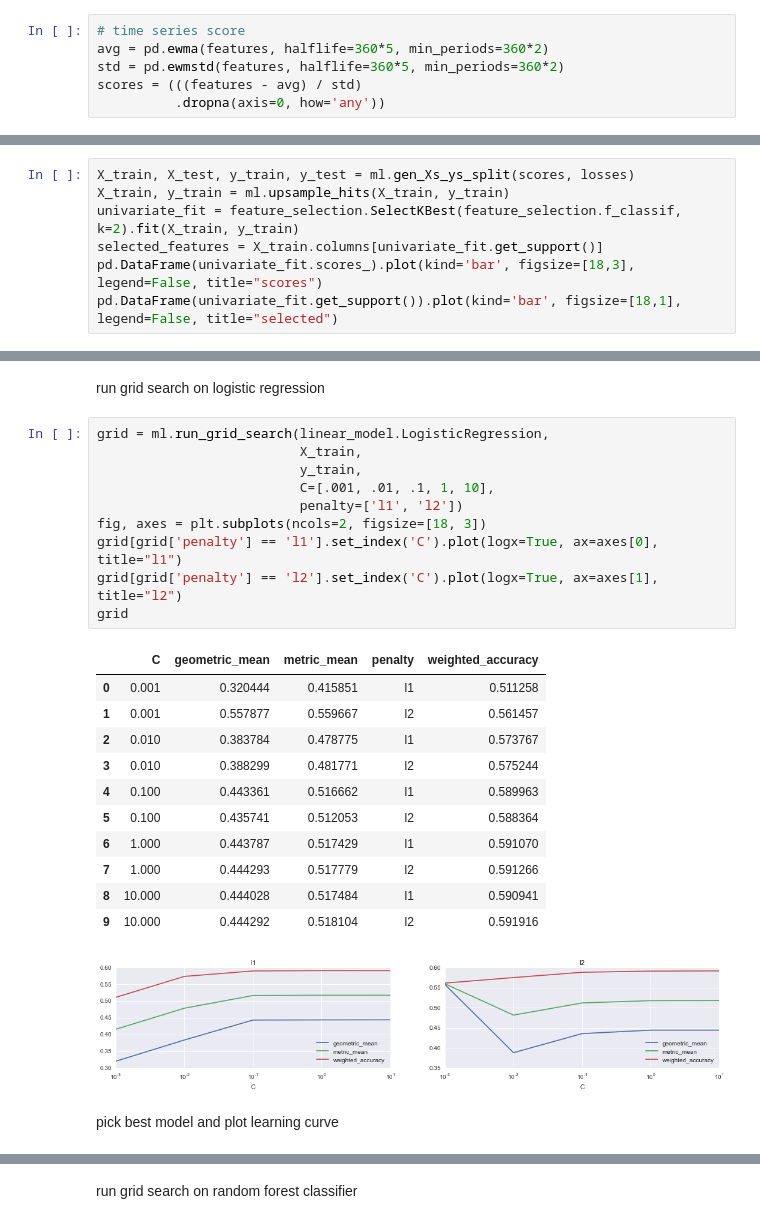
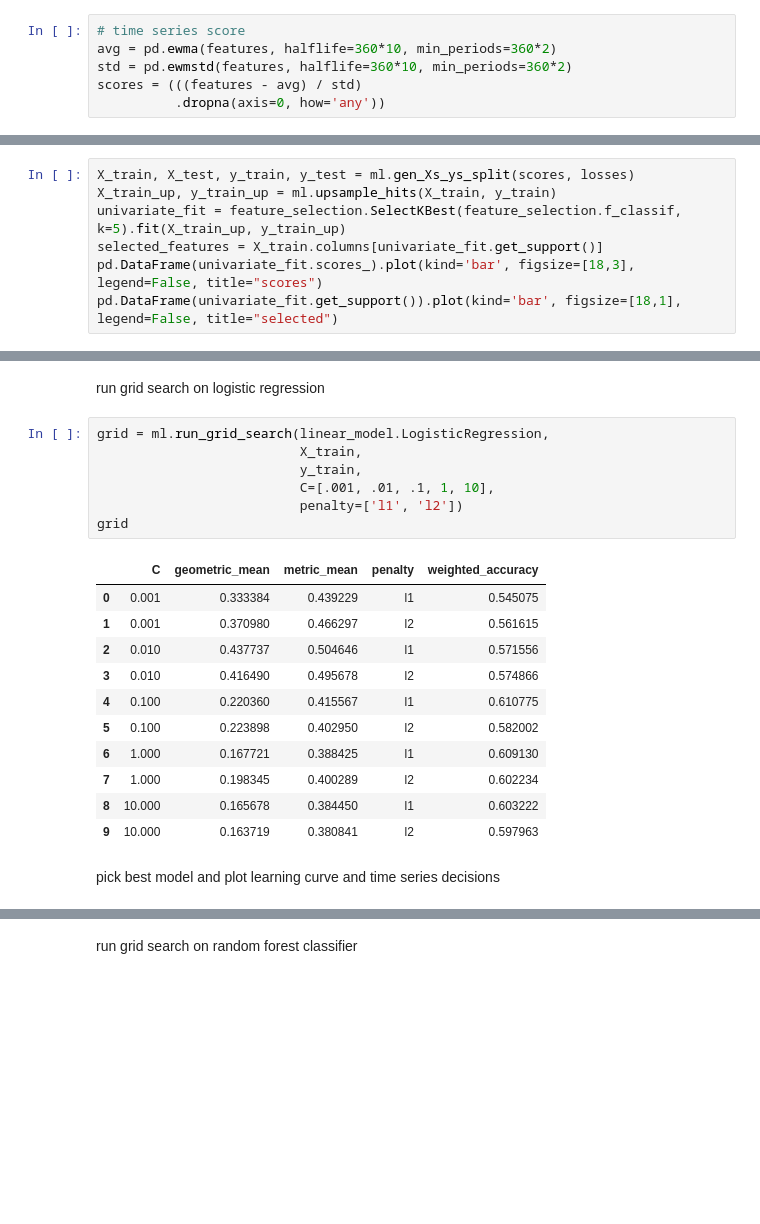
Before and after one commit to rhouck/bubble, a Jupyter notebook: notes/Model Construction.ipynb, the cells around one changed output, grey strips where cells are left out. Drawn from its saved outputs; the diff is of its cells as text; blank space fills up the shorter version.

```diff
--- a/notes/Model Construction.ipynb
+++ b/notes/Model Construction.ipynb
@@ -144,8 +144,8 @@ features.head()
 5 rows × 325 columns
 # %%
 # time series score
-avg = pd.ewma(features, halflife=360*5, min_periods=360*2)
-std = pd.ewmstd(features, halflife=360*5, min_periods=360*2)
+avg = pd.ewma(features, halflife=360*10, min_periods=360*2)
+std = pd.ewmstd(features, halflife=360*10, min_periods=360*2)
 scores = (((features - avg) / std)
           .dropna(axis=0, how='any'))
 # %% [markdown]
@@ -164,8 +164,8 @@ scores.plot(figsize=[18,3], alpha=.2, legend=False)
 pick top performers in univariate space wiht boosted hit data
 # %%
 X_train, X_test, y_train, y_test = ml.gen_Xs_ys_split(scores, losses)
-X_train, y_train = ml.upsample_hits(X_train, y_train)
-univariate_fit = feature_selection.SelectKBest(feature_selection.f_classif, k=2).fit(X_train, y_train)
+X_train_up, y_train_up = ml.upsample_hits(X_train, y_train)
+univariate_fit = feature_selection.SelectKBest(feature_selection.f_classif, k=5).fit(X_train_up, y_train_up)
 selected_features = X_train.columns[univariate_fit.get_support()]
 pd.DataFrame(univariate_fit.scores_).plot(kind='bar', figsize=[18,3], legend=False, title="scores")
 pd.DataFrame(univariate_fit.get_support()).plot(kind='bar', figsize=[18,1], legend=False, title="selected")
@@ -212,25 +211,21 @@ run grid search on logistic regression
 # %%
 grid = ml.run_grid_search(linear_model.LogisticRegression,
                           X_train,
                           y_train,
                           C=[.001, .01, .1, 1, 10],
                           penalty=['l1', 'l2'])
-fig, axes = plt.subplots(ncols=2, figsize=[18, 3])
-grid[grid['penalty'] == 'l1'].set_index('C').plot(logx=True, ax=axes[0], title="l1")
-grid[grid['penalty'] == 'l2'].set_index('C').plot(logx=True, ax=axes[1], title="l2")
 grid
 # %% [output]
 |  | C | geometric_mean | metric_mean | penalty | weighted_accuracy |
-| 0 | 0.001 | 0.320444 | 0.415851 | l1 | 0.511258 |
-| 1 | 0.001 | 0.557877 | 0.559667 | l2 | 0.561457 |
-| 2 | 0.010 | 0.383784 | 0.478775 | l1 | 0.573767 |
-| 3 | 0.010 | 0.388299 | 0.481771 | l2 | 0.575244 |
-| 4 | 0.100 | 0.443361 | 0.516662 | l1 | 0.589963 |
-| 5 | 0.100 | 0.435741 | 0.512053 | l2 | 0.588364 |
-| 6 | 1.000 | 0.443787 | 0.517429 | l1 | 0.591070 |
-| 7 | 1.000 | 0.444293 | 0.517779 | l2 | 0.591266 |
-| 8 | 10.000 | 0.444028 | 0.517484 | l1 | 0.590941 |
-| 9 | 10.000 | 0.444292 | 0.518104 | l2 | 0.591916 |
+| 0 | 0.001 | 0.333384 | 0.439229 | l1 | 0.545075 |
+| 1 | 0.001 | 0.370980 | 0.466297 | l2 | 0.561615 |
+| 2 | 0.010 | 0.437737 | 0.504646 | l1 | 0.571556 |
+| 3 | 0.010 | 0.416490 | 0.495678 | l2 | 0.574866 |
+| 4 | 0.100 | 0.220360 | 0.415567 | l1 | 0.610775 |
+| 5 | 0.100 | 0.223898 | 0.402950 | l2 | 0.582002 |
+| 6 | 1.000 | 0.167721 | 0.388425 | l1 | 0.609130 |
+| 7 | 1.000 | 0.198345 | 0.400289 | l2 | 0.602234 |
+| 8 | 10.000 | 0.165678 | 0.384450 | l1 | 0.603222 |
+| 9 | 10.000 | 0.163719 | 0.380841 | l2 | 0.597963 |
-[figure, removed]
 # %% [markdown]
-pick best model and plot learning curve
+pick best model and plot learning curve and time series decisions
```
Also changed, not shown: parts of 18 cells of this notebook, 1 other file.
